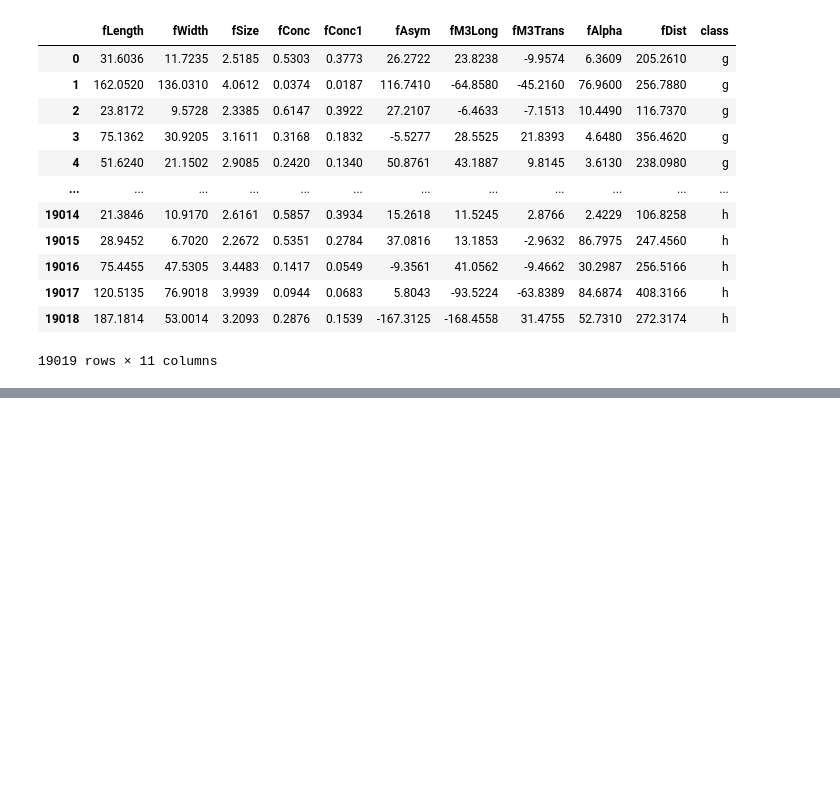
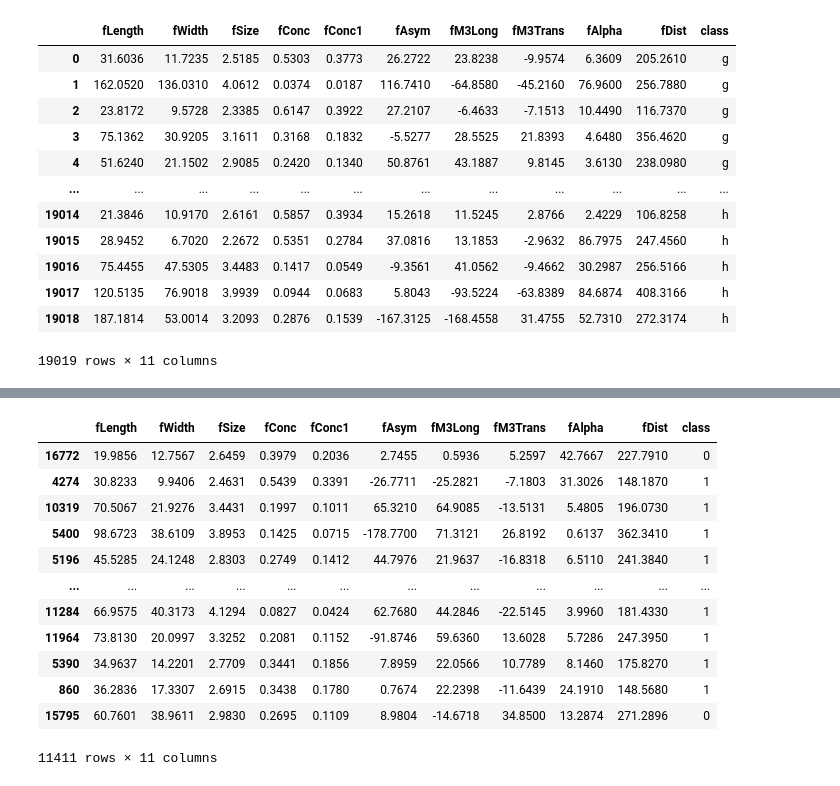
Before and after one commit to reinhardraduma/Magic_Gamma, a Jupyter notebook: data_preprocessing.ipynb, the cells around one changed output, grey strips where cells are left out. Saved outputs shown, nothing was run; the diff lists cells and outputs as text; code cells hidden in the pictures; blank space fills up the shorter version.

```diff
--- a/data_preprocessing.ipynb
+++ b/data_preprocessing.ipynb
@@ -119,0 +154,19 @@ df
+# %%
+train,temp = train_test_split(df, test_size=0.4,shuffle=True, random_state=42)
+test,valid = train_test_split(temp, test_size=0.5,shuffle=True, random_state=42)
+# %%
+train
+# %% [output]
+|  | fLength | fWidth | fSize | fConc | fConc1 | fAsym | fM3Long | fM3Trans | fAlpha | fDist | class |
+| 16772 | 19.9856 | 12.7567 | 2.6459 | 0.3979 | 0.2036 | 2.7455 | 0.5936 | 5.2597 | 42.7667 | 227.7910 | 0 |
+| 4274 | 30.8233 | 9.9406 | 2.4631 | 0.5439 | 0.3391 | -26.7711 | -25.2821 | -7.1803 | 31.3026 | 148.1870 | 1 |
+| 10319 | 70.5067 | 21.9276 | 3.4431 | 0.1997 | 0.1011 | 65.3210 | 64.9085 | -13.5131 | 5.4805 | 196.0730 | 1 |
+| 5400 | 98.6723 | 38.6109 | 3.8953 | 0.1425 | 0.0715 | -178.7700 | 71.3121 | 26.8192 | 0.6137 | 362.3410 | 1 |
+| 5196 | 45.5285 | 24.1248 | 2.8303 | 0.2749 | 0.1412 | 44.7976 | 21.9637 | -16.8318 | 6.5110 | 241.3840 | 1 |
+| ... | ... | ... | ... | ... | ... | ... | ... | ... | ... | ... | ... |
+| 11284 | 66.9575 | 40.3173 | 4.1294 | 0.0827 | 0.0424 | 62.7680 | 44.2846 | -22.5145 | 3.9960 | 181.4330 | 1 |
+| 11964 | 73.8130 | 20.0997 | 3.3252 | 0.2081 | 0.1152 | -91.8746 | 59.6360 | 13.6028 | 5.7286 | 247.3950 | 1 |
+| 5390 | 34.9637 | 14.2201 | 2.7709 | 0.3441 | 0.1856 | 7.8959 | 22.0566 | 10.7789 | 8.1460 | 175.8270 | 1 |
+| 860 | 36.2836 | 17.3307 | 2.6915 | 0.3438 | 0.1780 | 0.7674 | 22.2398 | -11.6439 | 24.1910 | 148.5680 | 1 |
+| 15795 | 60.7601 | 38.9611 | 2.9830 | 0.2695 | 0.1109 | 8.9804 | -14.6718 | 34.8500 | 13.2874 | 271.2896 | 0 |
+11411 rows × 11 columns
```
Also changed, not shown: parts of 8 cells of this notebook.
